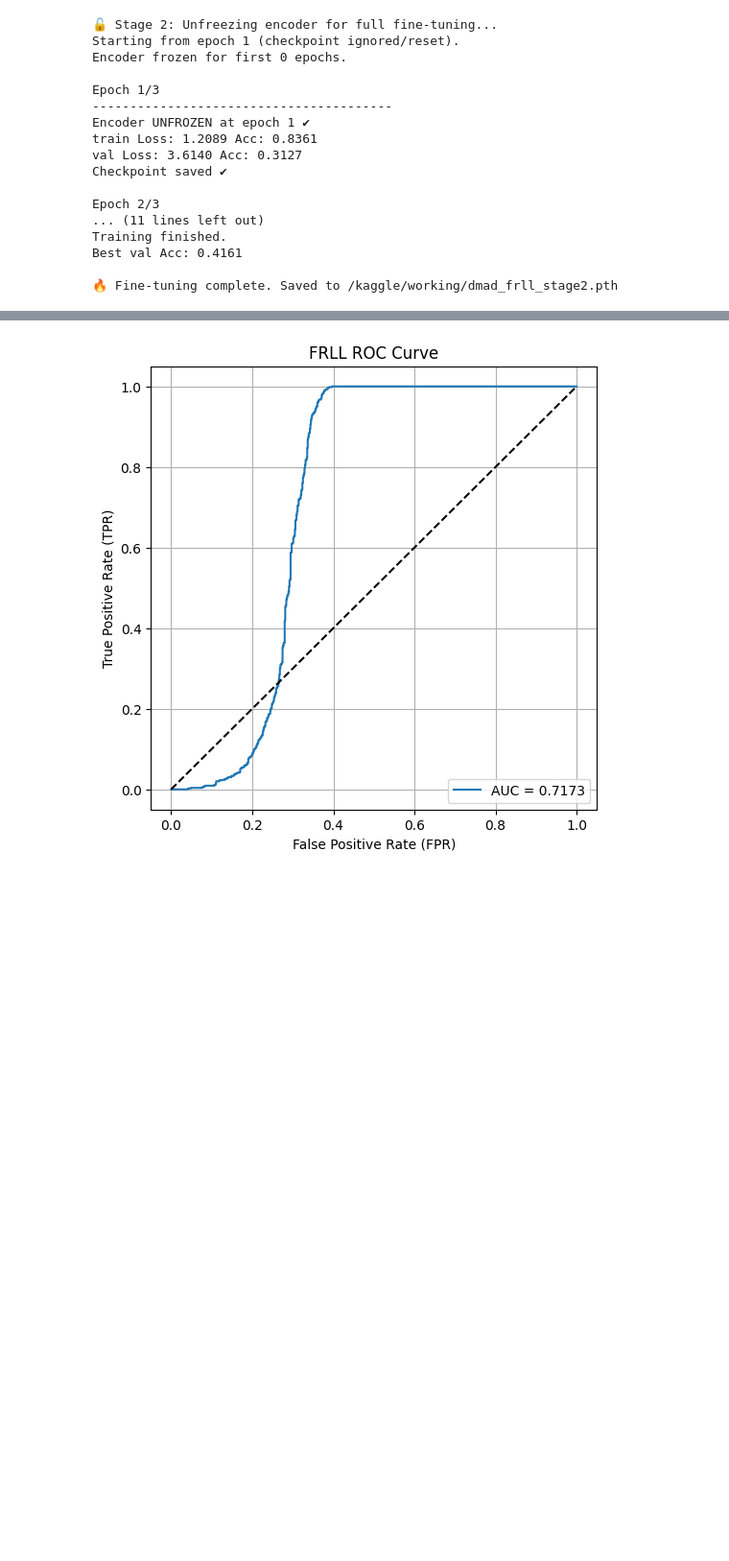
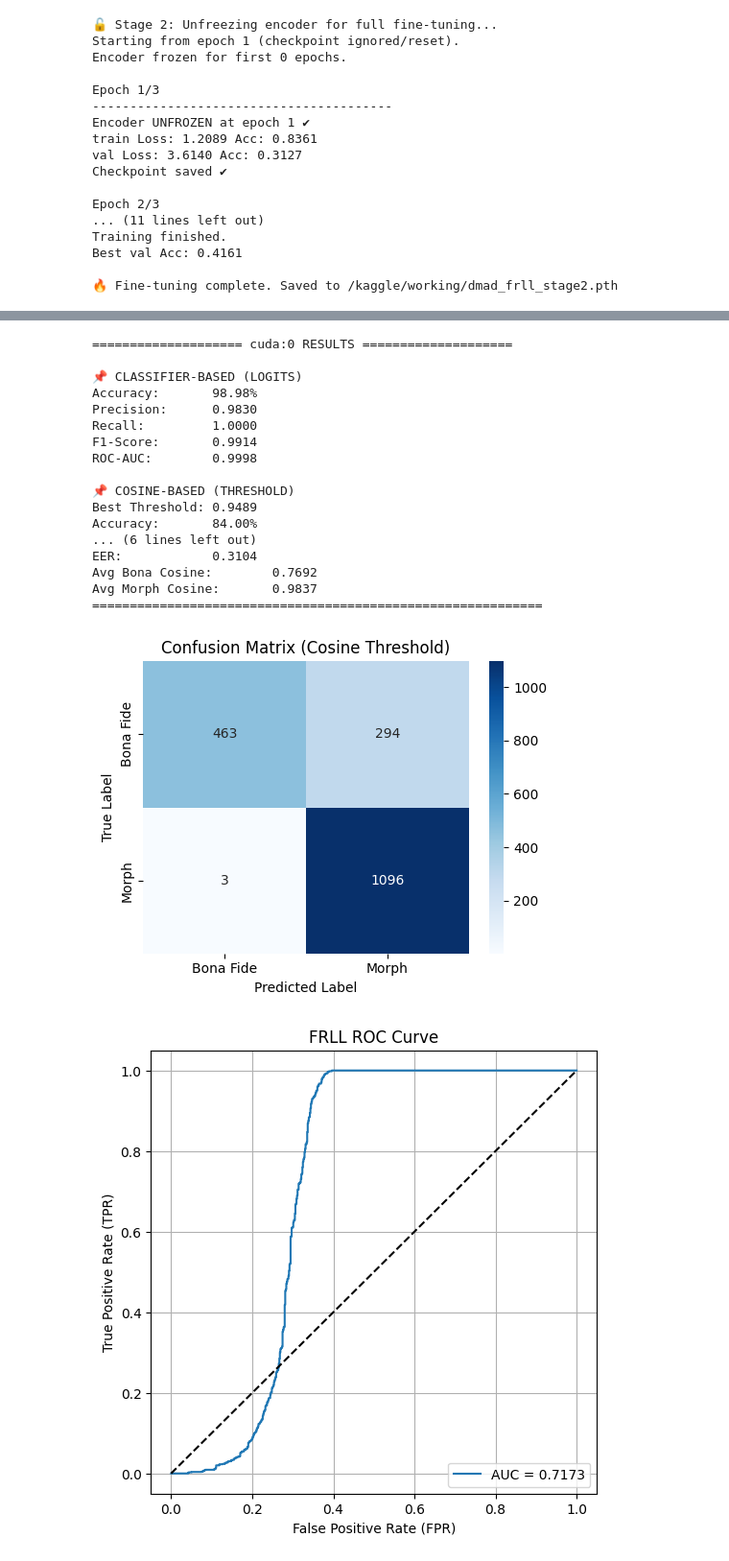
Before and after one commit to yicikek/FYP, a Jupyter notebook: D-MAD/d_mad.ipynb, the cells around one changed output, grey strips where cells are left out. Shown at 96% size. Cells and saved outputs as stored; diff of their text form; code cells hidden in the pictures; blank space fills up the shorter version.

```diff
--- a/D-MAD/d_mad.ipynb
+++ b/D-MAD/d_mad.ipynb
@@ -1191,3 +812,55 @@ Avg Morph Cosine:       0.9837
+# %%
+import matplotlib.pyplot as plt
+import seaborn as sns
+from sklearn.metrics import confusion_matrix
+
+def plot_confusion_matrix(all_labels, all_scores, threshold):
+    preds = (all_scores >= threshold).astype(int)  # morph = 1
+
+    cm = confusion_matrix(all_labels, preds)
+
+    plt.figure(figsize=(5,4))
+    sns.heatmap(
+        cm,
+        annot=True,
+        fmt="d",
+        cmap="Blues",
+        xticklabels=["Bona Fide", "Morph"],
+        yticklabels=["Bona Fide", "Morph"]
+    )
+
+    plt.xlabel("Predicted Label")
+    plt.ylabel("True Label")
+    plt.title("Confusion Matrix (Cosine Threshold)")
+    plt.tight_layout()
+    plt.show()
+# %%
+result= evaluate_dmad_both(dmad_model, frll_test_loader, device)
+
+all_labels = result["_all_labels"]
+all_scores = result["_all_cos"]
+best_t     = result["cosine"]["threshold"]
+
+plot_confusion_matrix(all_labels, all_scores, best_t)
+# %% [output]
+==================== cuda:0 RESULTS ====================
+
+📌 CLASSIFIER-BASED (LOGITS)
+Accuracy:       98.98%
+Precision:      0.9830
+Recall:         1.0000
+F1-Score:       0.9914
+ROC-AUC:        0.9998
+
+📌 COSINE-BASED (THRESHOLD)
+Best Threshold: 0.9489
+Accuracy:       84.00%
+... (6 lines left out)
+EER:            0.3104
+Avg Bona Cosine:        0.7692
+Avg Morph Cosine:       0.9837
+============================================================
+[figure, added]
 # %%
 import matplotlib.pyplot as plt
 from sklearn.metrics import roc_curve, auc
```
Also changed, not shown: parts of 31 cells of this notebook.
